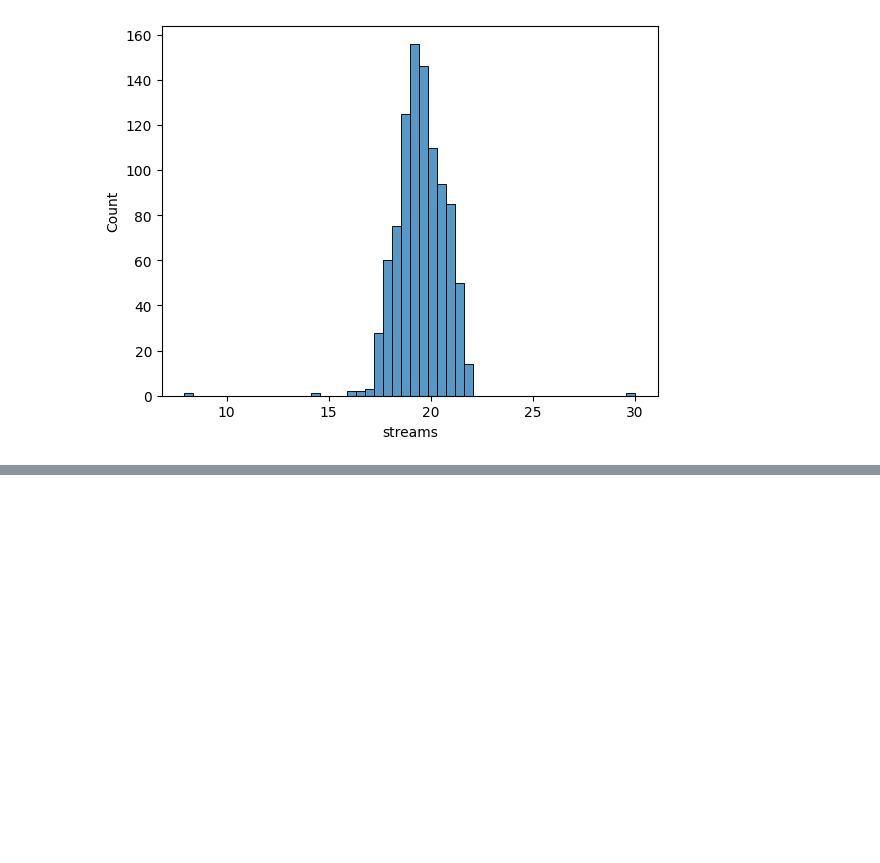
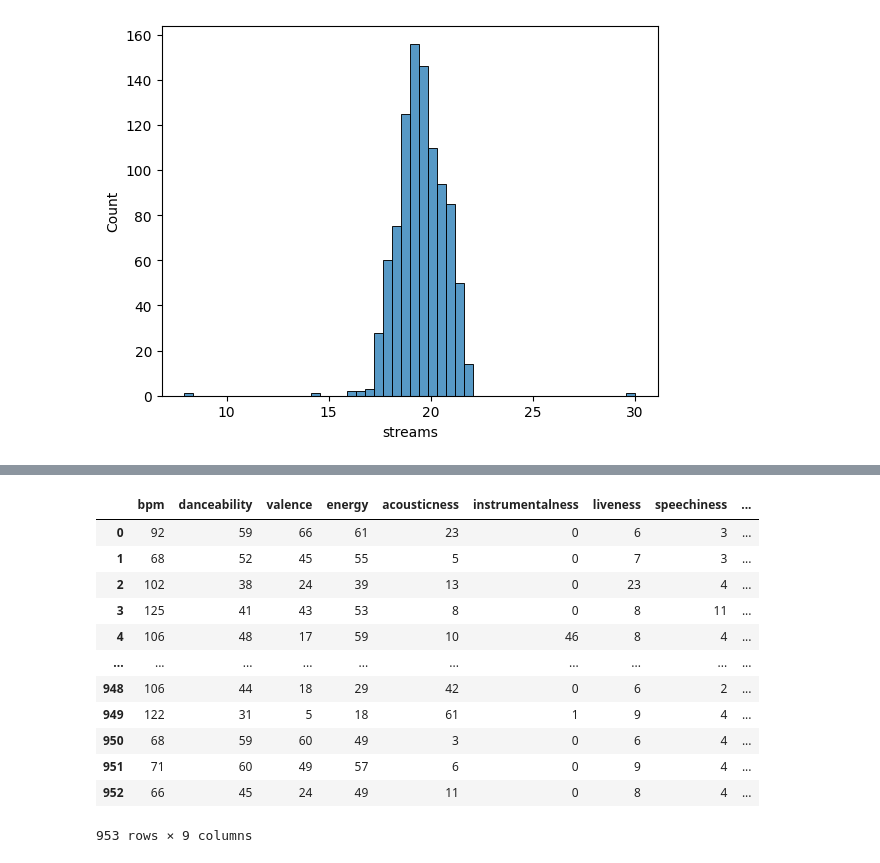
Before and after one commit to Muhsiinn/Song-Popularity-Predictor-, a Jupyter notebook: playground/workbench.ipynb, the cells around one changed output, grey strips where cells are left out. Drawn from its saved outputs; the diff is of its cells as text; code cells hidden in the pictures; blank space fills up the shorter version.

```diff
--- a/playground/workbench.ipynb
+++ b/playground/workbench.ipynb
@@ -141,0 +164,2 @@ sns.histplot(streams_logs,bins=50)
+# %%
+df['streams'] = streams_logs
@@ -141,0 +175,17 @@ sns.histplot(streams_logs,bins=50)
+# %%
+def synthetic_data(df, multiplier_min=0.6, multiplier_max=0.9):
+    df_new = df.copy()
+
+    # Define audio features
+    audio_features = ['bpm','danceability','valence','energy',
+    'acousticness',
+    'instrumentalness',
+    'liveness',
+    'speechiness','streams']
+
+    multiplier = np.random.uniform(multiplier_min, multiplier_max)
+    df_new[audio_features] *= multiplier
+
+
+
+    return df_new
@@ -141,0 +194,18 @@ sns.histplot(streams_logs,bins=50)
+# %%
+columns_to_round = medium_songs.columns.drop('streams')
+medium_songs[columns_to_round] = medium_songs[columns_to_round].round(0).astype(int)
+medium_songs
+# %% [output]
+|  | bpm | danceability | valence | energy | acousticness | instrumentalness | liveness | speechiness | ... |
+| 0 | 92 | 59 | 66 | 61 | 23 | 0 | 6 | 3 | ... |
+| 1 | 68 | 52 | 45 | 55 | 5 | 0 | 7 | 3 | ... |
+| 2 | 102 | 38 | 24 | 39 | 13 | 0 | 23 | 4 | ... |
+| 3 | 125 | 41 | 43 | 53 | 8 | 0 | 8 | 11 | ... |
+| 4 | 106 | 48 | 17 | 59 | 10 | 46 | 8 | 4 | ... |
+| ... | ... | ... | ... | ... | ... | ... | ... | ... | ... |
+| 948 | 106 | 44 | 18 | 29 | 42 | 0 | 6 | 2 | ... |
+| 949 | 122 | 31 | 5 | 18 | 61 | 1 | 9 | 4 | ... |
+| 950 | 68 | 59 | 60 | 49 | 3 | 0 | 6 | 4 | ... |
+| 951 | 71 | 60 | 49 | 57 | 6 | 0 | 9 | 4 | ... |
+| 952 | 66 | 45 | 24 | 49 | 11 | 0 | 8 | 4 | ... |
+953 rows × 9 columns
```
Also changed, not shown: parts of 22 cells of this notebook.
